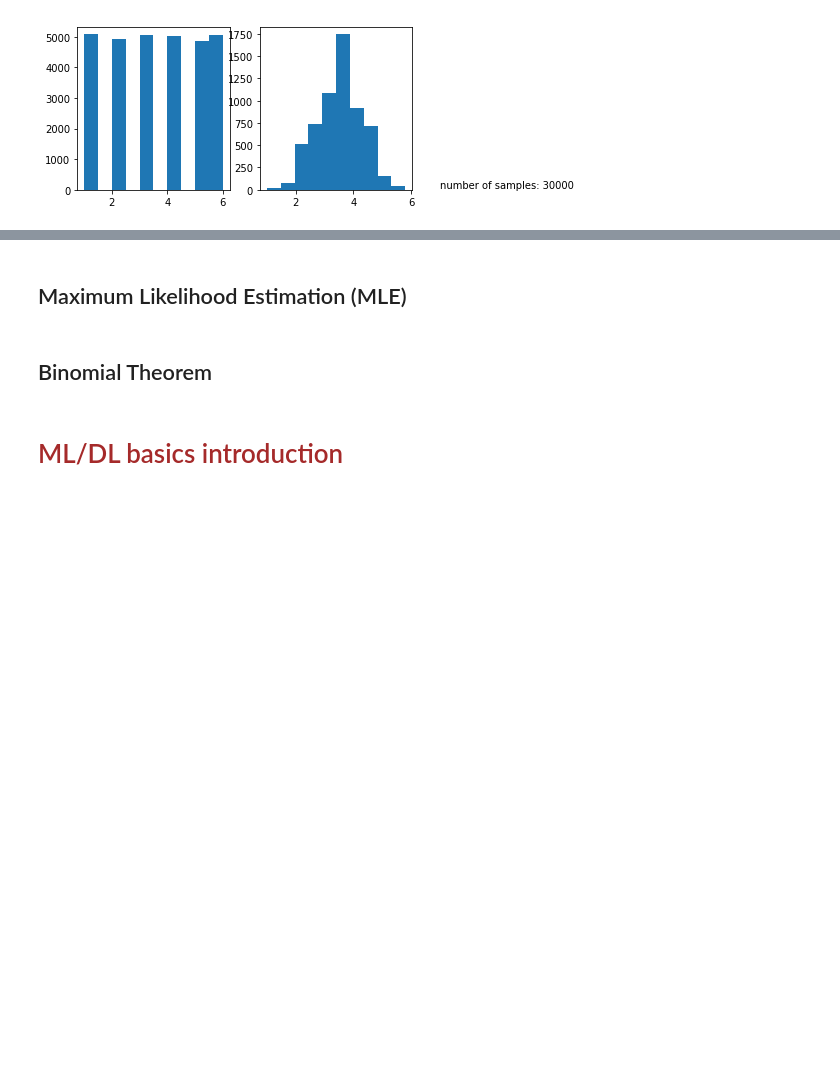
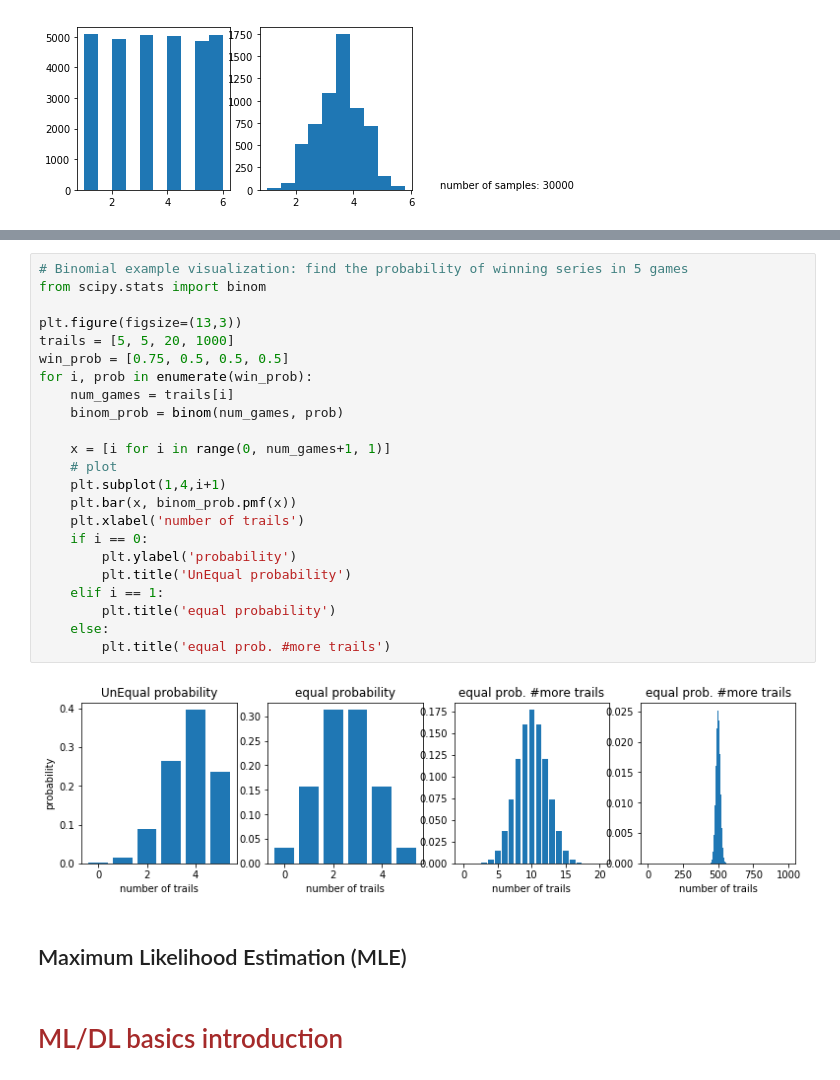
Before and after one commit to sirish-git/learning-git, a Jupyter notebook: ml_dl_learn/ml_dl_learn_tutorial.ipynb, the cells around one changed output, grey strips where cells are left out. Cells and saved outputs as stored; diff of their text form; blank space fills up the shorter version.

Commit message:
binomial theorem added

```diff
--- a/ml_dl_learn/ml_dl_learn_tutorial.ipynb
+++ b/ml_dl_learn/ml_dl_learn_tutorial.ipynb
@@ -149,7 +164,30 @@ for i, num_samples in enumerate(num_rolls):
+# %%
+# Binomial example visualization: find the probability of winning series in 5 games
+from scipy.stats import binom
+
+plt.figure(figsize=(13,3))
+trails = [5, 5, 20, 1000]
+win_prob = [0.75, 0.5, 0.5, 0.5]
+for i, prob in enumerate(win_prob):
+    num_games = trails[i]
+    binom_prob = binom(num_games, prob)
+
+    x = [i for i in range(0, num_games+1, 1)]
+    # plot
+    plt.subplot(1,4,i+1)
+    plt.bar(x, binom_prob.pmf(x))
+    plt.xlabel('number of trails')
+    if i == 0:
+        plt.ylabel('probability')
+        plt.title('UnEqual probability')
+    elif i == 1:
+        plt.title('equal probability')
+    else:
+        plt.title('equal prob. #more trails')
+# %% [output]
+[figure, added]
 # %% [markdown]
 ## Maximum Likelihood Estimation (MLE)
-# %% [markdown]
-## Binomial Theorem
 # %% [markdown]
 # <font color=brown> ML/DL basics introduction </font>
 # %% [markdown]
```
Also changed, not shown: parts of 4 cells of this notebook.
